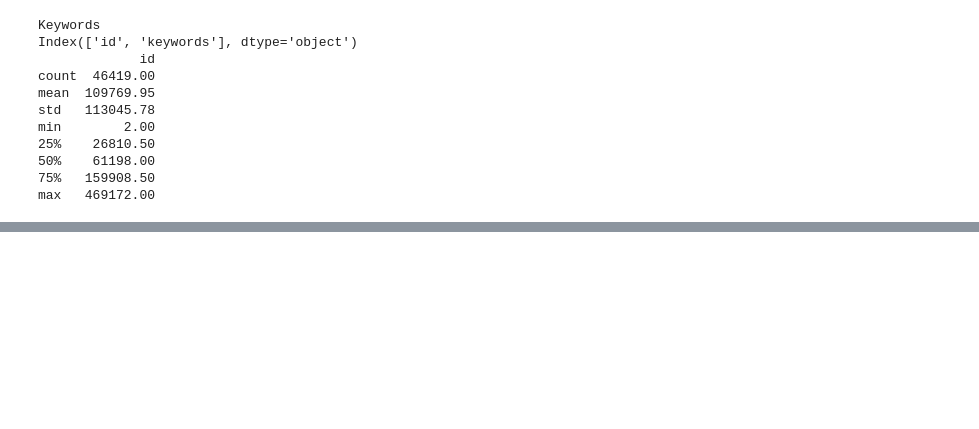
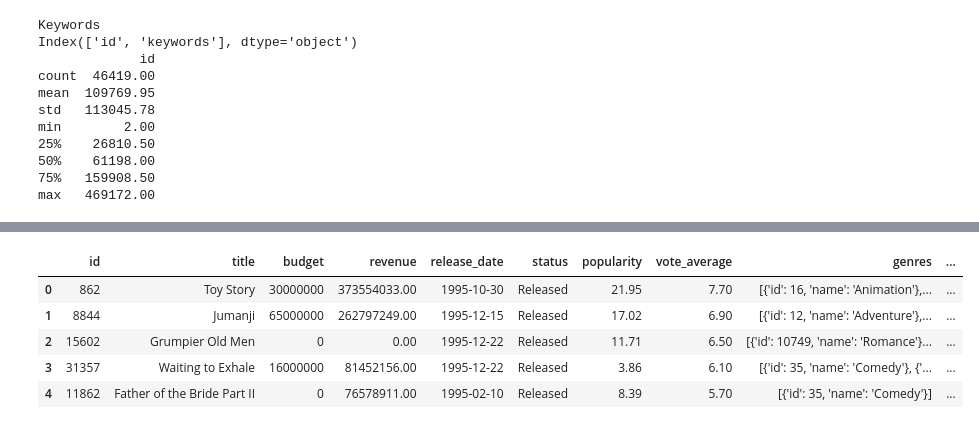
Before and after one commit to nastazya/Movies-analytics, a Jupyter notebook: data-wrangling.ipynb, the cells around one changed output, grey strips where cells are left out. Saved outputs shown, nothing was run; the diff lists cells and outputs as text; code cells hidden in the pictures; blank space fills up the shorter version.

```diff
--- a/data-wrangling.ipynb
+++ b/data-wrangling.ipynb
@@ -105,0 +106,4 @@ max   469172.00
+# %%
+#Choosing the columns we will need for our analysis
+movies = movies.loc[:,['id','title', 'budget', 'revenue', 'release_date', 'status', 'popularity', 'vote_average', 'genres', 'production_companies']]
+print(movies.dtypes)
@@ -105,0 +122,9 @@ max   469172.00
+# %%
+movies.head()
+# %% [output]
+|  | id | title | budget | revenue | release_date | status | popularity | vote_average | genres | ... |
+| 0 | 862 | Toy Story | 30000000 | 373554033.00 | 1995-10-30 | Released | 21.95 | 7.70 | [{'id': 16, 'name': 'Animation'},... | ... |
+| 1 | 8844 | Jumanji | 65000000 | 262797249.00 | 1995-12-15 | Released | 17.02 | 6.90 | [{'id': 12, 'name': 'Adventure'},... | ... |
+| 2 | 15602 | Grumpier Old Men | 0 | 0.00 | 1995-12-22 | Released | 11.71 | 6.50 | [{'id': 10749, 'name': 'Romance'}... | ... |
+| 3 | 31357 | Waiting to Exhale | 16000000 | 81452156.00 | 1995-12-22 | Released | 3.86 | 6.10 | [{'id': 35, 'name': 'Comedy'}, {'... | ... |
+| 4 | 11862 | Father of the Bride Part II | 0 | 76578911.00 | 1995-02-10 | Released | 8.39 | 5.70 | [{'id': 35, 'name': 'Comedy'}] | ... |
```
Also changed, not shown: parts of 13 cells of this notebook.
